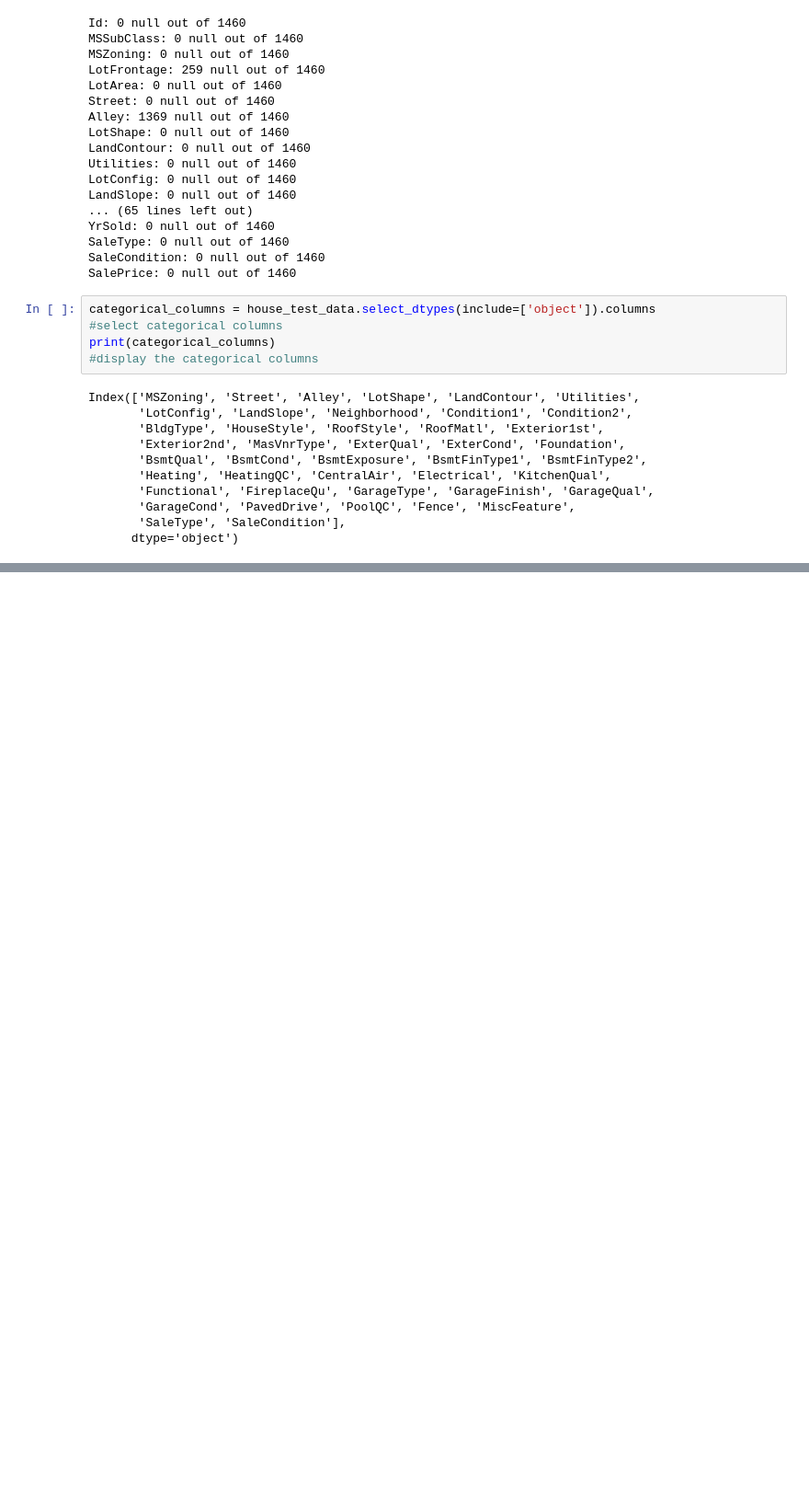
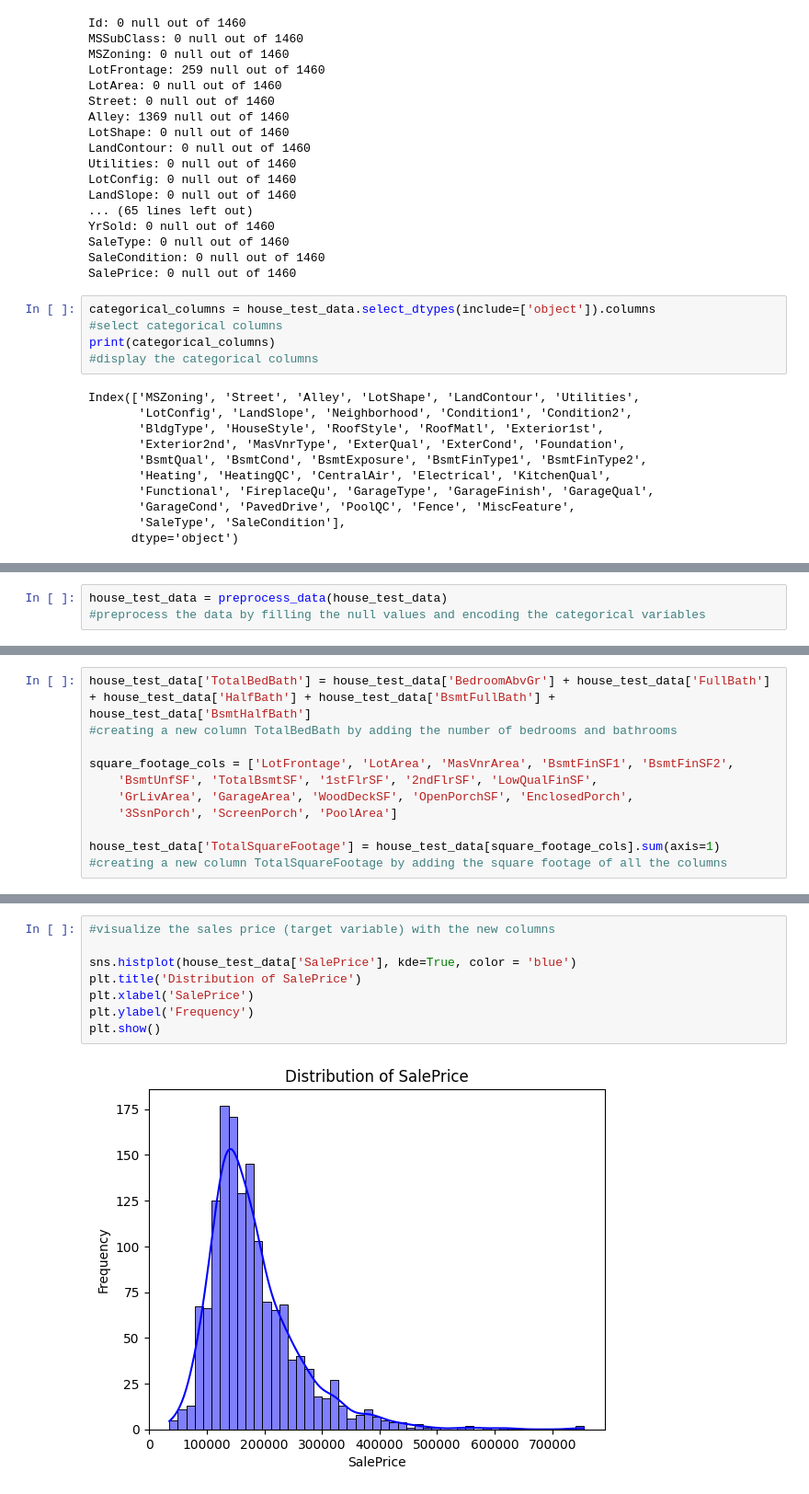
Before and after one commit to SafalNarsingh/Prodigy_ML_01, a Jupyter notebook: house_prices.ipynb, the cells around one changed output, grey strips where cells are left out. Shown: that part at 92% size. Cells and saved outputs as stored; diff of their text form; blank space fills up the shorter version.

Commit message:
Removed the null datas and visualized sales price

```diff
--- a/house_prices.ipynb
+++ b/house_prices.ipynb
@@ -94,0 +144,3 @@ Index(['MSZoning', 'Street', 'Alley', 'LotShape', 'LandContour', 'Utilities',
+# %%
+house_test_data = preprocess_data(house_test_data)
+#preprocess the data by filling the null values and encoding the categorical variables
@@ -94,0 +181,11 @@ Index(['MSZoning', 'Street', 'Alley', 'LotShape', 'LandContour', 'Utilities',
+# %%
+house_test_data['TotalBedBath'] = house_test_data['BedroomAbvGr'] + house_test_data['FullBath'] + house_test_data['HalfBath'] + house_test_data['BsmtFullBath'] + house_test_data['BsmtHalfBath']
+#creating a new column TotalBedBath by adding the number of bedrooms and bathrooms
+
+square_footage_cols = ['LotFrontage', 'LotArea', 'MasVnrArea', 'BsmtFinSF1', 'BsmtFinSF2',
+    'BsmtUnfSF', 'TotalBsmtSF', '1stFlrSF', '2ndFlrSF', 'LowQualFinSF',
+    'GrLivArea', 'GarageArea', 'WoodDeckSF', 'OpenPorchSF', 'EnclosedPorch',
+    '3SsnPorch', 'ScreenPorch', 'PoolArea']
+
+house_test_data['TotalSquareFootage'] = house_test_data[square_footage_cols].sum(axis=1)
+#creating a new column TotalSquareFootage by adding the square footage of all the columns
@@ -94,0 +236,10 @@ Index(['MSZoning', 'Street', 'Alley', 'LotShape', 'LandContour', 'Utilities',
+# %%
+#visualize the sales price (target variable) with the new columns
+
+sns.histplot(house_test_data['SalePrice'], kde=True, color = 'blue')
+plt.title('Distribution of SalePrice')
+plt.xlabel('SalePrice')
+plt.ylabel('Frequency')
+plt.show()
+# %% [output]
+[figure, added]
```
Also changed, not shown: parts of 7 cells of this notebook.
